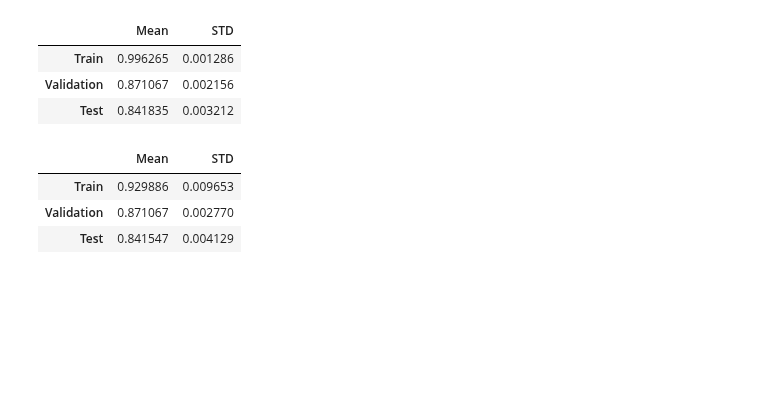
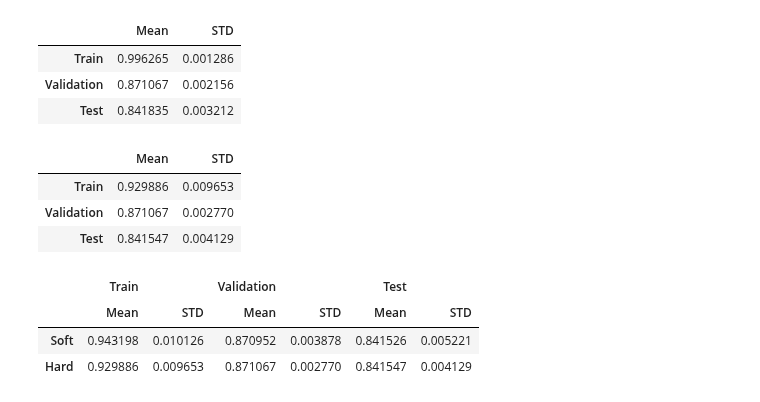
Before and after one commit to google/evojax, a Jupyter notebook: evojax/data/results_exploration.ipynb, the cells around one changed output. Drawn from its saved outputs; the diff is of its cells as text; code cells hidden in the pictures; blank space fills up the shorter version.

```diff
--- a/evojax/data/results_exploration.ipynb
+++ b/evojax/data/results_exploration.ipynb
@@ -341,3 +341,11 @@ hard_early_stopping_dropout = pd.read_csv("./results/evo_hard_dropout_es_0925_08
 hard_ns_dropout = find_std_mean(hard_no_stopping_dropout)
 hard_es_dropout = find_std_mean(hard_early_stopping_dropout)
 # print(std_and_mean3.style.format('{:.3f}').to_latex())
+# %%
+hard_vs_soft = pd.concat({'Soft': soft_es, 'Hard': hard_es}, axis=0).stack().unstack(1).unstack(1)
+hard_vs_soft
+# %% [output]
+|  | Train |  | Validation |  | Test |  |
+|  | Mean | STD | Mean | STD | Mean | STD |
+| Soft | 0.943198 | 0.010126 | 0.870952 | 0.003878 | 0.841526 | 0.005221 |
+| Hard | 0.929886 | 0.009653 | 0.871067 | 0.002770 | 0.841547 | 0.004129 |
```
Also changed, not shown: parts of 3 cells of this notebook, 1 other file.
